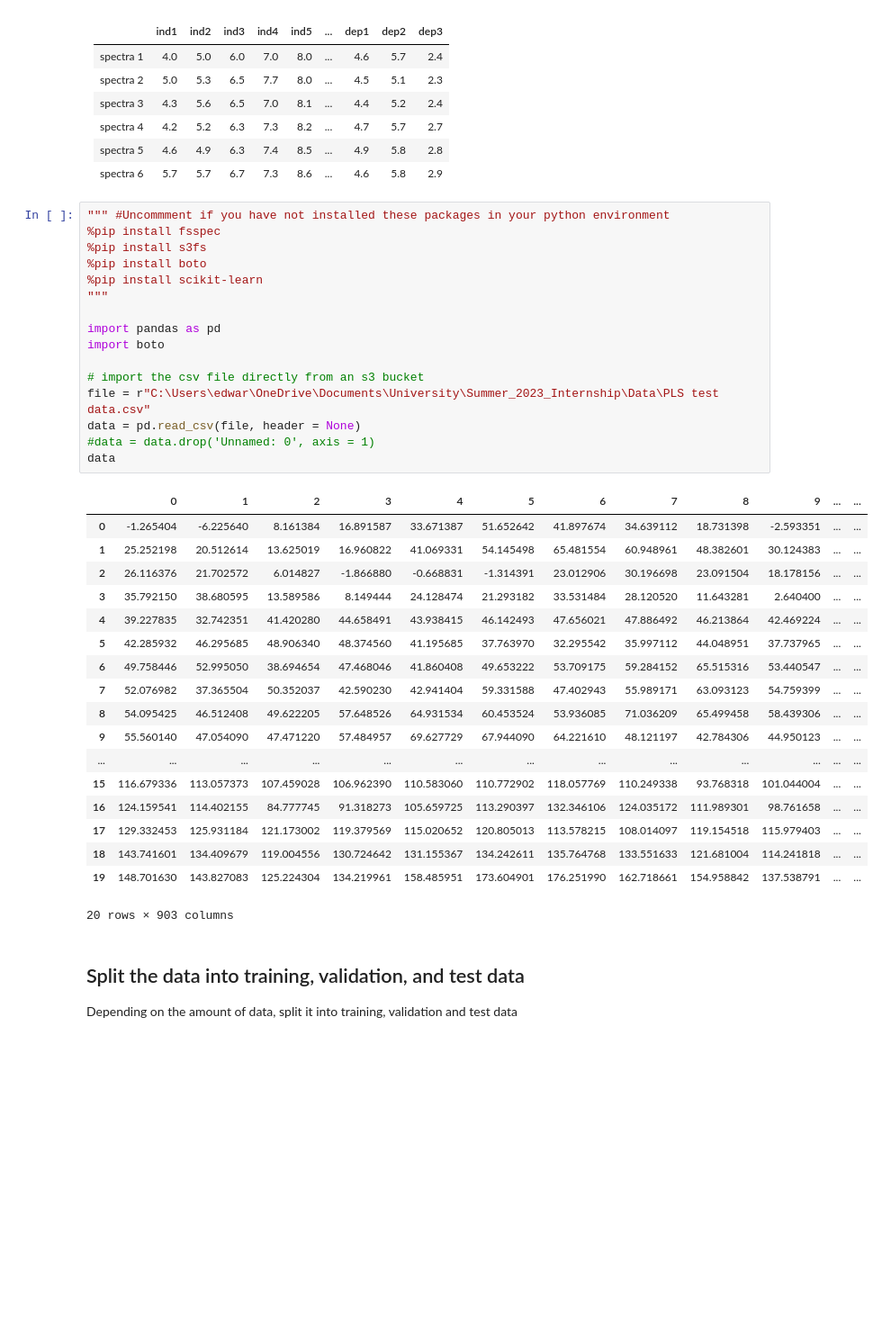
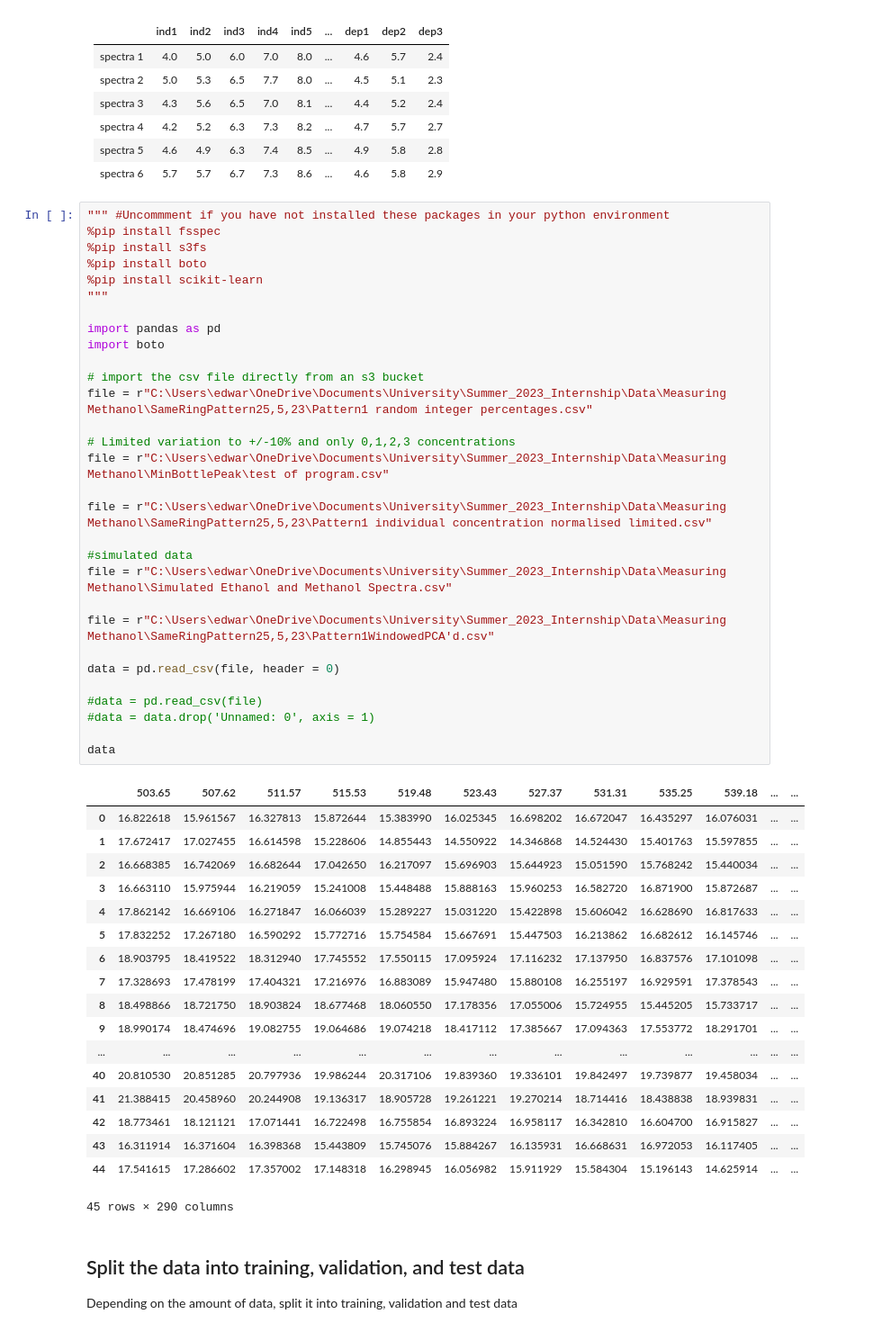
Before and after one commit to the-professor510/Raman-Spectra-Analysis, a Jupyter notebook: partial_least_square_regression.ipynb, the cells around one changed output. Shown: that part at 90% size. Cells and saved outputs as stored; diff of their text form; blank space fills up the shorter version.

```diff
--- a/partial_least_square_regression.ipynb
+++ b/partial_least_square_regression.ipynb
@@ -31,38 +31,52 @@ All data (training, validation, testing) is imported from a csv of format withou
 # %%
 """ #Uncommment if you have not installed these packages in your python environment
 %pip install fsspec
 %pip install s3fs
 %pip install boto
 %pip install scikit-learn
 """
 
 import pandas as pd
 import boto
 
 # import the csv file directly from an s3 bucket
-file = r"C:\Users\edwar\OneDrive\Documents\University\Summer_2023_Internship\Data\PLS test data.csv"
-data = pd.read_csv(file, header = None)
+file = r"C:\Users\edwar\OneDrive\Documents\University\Summer_2023_Internship\Data\Measuring Methanol\SameRingPattern25,5,23\Pattern1 random integer percentages.csv"
+
+# Limited variation to +/-10% and only 0,1,2,3 concentrations
+file = r"C:\Users\edwar\OneDrive\Documents\University\Summer_2023_Internship\Data\Measuring Methanol\MinBottlePeak\test of program.csv"
+
+file = r"C:\Users\edwar\OneDrive\Documents\University\Summer_2023_Internship\Data\Measuring Methanol\SameRingPattern25,5,23\Pattern1 individual concentration normalised limited.csv"
+
+#simulated data
+file = r"C:\Users\edwar\OneDrive\Documents\University\Summer_2023_Internship\Data\Measuring Methanol\Simulated Ethanol and Methanol Spectra.csv"
+
+file = r"C:\Users\edwar\OneDrive\Documents\University\Summer_2023_Internship\Data\Measuring Methanol\SameRingPattern25,5,23\Pattern1WindowedPCA'd.csv"
+
+data = pd.read_csv(file, header = 0)
+
+#data = pd.read_csv(file)
 #data = data.drop('Unnamed: 0', axis = 1)
+
 data
 # %% [output]
-|  | 0 | 1 | 2 | 3 | 4 | 5 | 6 | 7 | 8 | 9 | ... | ... |
-| 0 | -1.265404 | -6.225640 | 8.161384 | 16.891587 | 33.671387 | 51.652642 | 41.897674 | 34.639112 | 18.731398 | -2.593351 | ... | ... |
-| 1 | 25.252198 | 20.512614 | 13.625019 | 16.960822 | 41.069331 | 54.145498 | 65.481554 | 60.948961 | 48.382601 | 30.124383 | ... | ... |
-| 2 | 26.116376 | 21.702572 | 6.014827 | -1.866880 | -0.668831 | -1.314391 | 23.012906 | 30.196698 | 23.091504 | 18.178156 | ... | ... |
-| 3 | 35.792150 | 38.680595 | 13.589586 | 8.149444 | 24.128474 | 21.293182 | 33.531484 | 28.120520 | 11.643281 | 2.640400 | ... | ... |
-| 4 | 39.227835 | 32.742351 | 41.420280 | 44.658491 | 43.938415 | 46.142493 | 47.656021 | 47.886492 | 46.213864 | 42.469224 | ... | ... |
-| 5 | 42.285932 | 46.295685 | 48.906340 | 48.374560 | 41.195685 | 37.763970 | 32.295542 | 35.997112 | 44.048951 | 37.737965 | ... | ... |
-| 6 | 49.758446 | 52.995050 | 38.694654 | 47.468046 | 41.860408 | 49.653222 | 53.709175 | 59.284152 | 65.515316 | 53.440547 | ... | ... |
-| 7 | 52.076982 | 37.365504 | 50.352037 | 42.590230 | 42.941404 | 59.331588 | 47.402943 | 55.989171 | 63.093123 | 54.759399 | ... | ... |
-| 8 | 54.095425 | 46.512408 | 49.622205 | 57.648526 | 64.931534 | 60.453524 | 53.936085 | 71.036209 | 65.499458 | 58.439306 | ... | ... |
-| 9 | 55.560140 | 47.054090 | 47.471220 | 57.484957 | 69.627729 | 67.944090 | 64.221610 | 48.121197 | 42.784306 | 44.950123 | ... | ... |
+|  | 503.65 | 507.62 | 511.57 | 515.53 | 519.48 | 523.43 | 527.37 | 531.31 | 535.25 | 539.18 | ... | ... |
+| 0 | 16.822618 | 15.961567 | 16.327813 | 15.872644 | 15.383990 | 16.025345 | 16.698202 | 16.672047 | 16.435297 | 16.076031 | ... | ... |
+| 1 | 17.672417 | 17.027455 | 16.614598 | 15.228606 | 14.855443 | 14.550922 | 14.346868 | 14.524430 | 15.401763 | 15.597855 | ... | ... |
+| 2 | 16.668385 | 16.742069 | 16.682644 | 17.042650 | 16.217097 | 15.696903 | 15.644923 | 15.051590 | 15.768242 | 15.440034 | ... | ... |
+| 3 | 16.663110 | 15.975944 | 16.219059 | 15.241008 | 15.448488 | 15.888163 | 15.960253 | 16.582720 | 16.871900 | 15.872687 | ... | ... |
+| 4 | 17.862142 | 16.669106 | 16.271847 | 16.066039 | 15.289227 | 15.031220 | 15.422898 | 15.606042 | 16.628690 | 16.817633 | ... | ... |
+| 5 | 17.832252 | 17.267180 | 16.590292 | 15.772716 | 15.754584 | 15.667691 | 15.447503 | 16.213862 | 16.682612 | 16.145746 | ... | ... |
+| 6 | 18.903795 | 18.419522 | 18.312940 | 17.745552 | 17.550115 | 17.095924 | 17.116232 | 17.137950 | 16.837576 | 17.101098 | ... | ... |
+| 7 | 17.328693 | 17.478199 | 17.404321 | 17.216976 | 16.883089 | 15.947480 | 15.880108 | 16.255197 | 16.929591 | 17.378543 | ... | ... |
+| 8 | 18.498866 | 18.721750 | 18.903824 | 18.677468 | 18.060550 | 17.178356 | 17.055006 | 15.724955 | 15.445205 | 15.733717 | ... | ... |
+| 9 | 18.990174 | 18.474696 | 19.082755 | 19.064686 | 19.074218 | 18.417112 | 17.385667 | 17.094363 | 17.553772 | 18.291701 | ... | ... |
 | ... | ... | ... | ... | ... | ... | ... | ... | ... | ... | ... | ... | ... |
-| 15 | 116.679336 | 113.057373 | 107.459028 | 106.962390 | 110.583060 | 110.772902 | 118.057769 | 110.249338 | 93.768318 | 101.044004 | ... | ... |
-| 16 | 124.159541 | 114.402155 | 84.777745 | 91.318273 | 105.659725 | 113.290397 | 132.346106 | 124.035172 | 111.989301 | 98.761658 | ... | ... |
-| 17 | 129.332453 | 125.931184 | 121.173002 | 119.379569 | 115.020652 | 120.805013 | 113.578215 | 108.014097 | 119.154518 | 115.979403 | ... | ... |
-| 18 | 143.741601 | 134.409679 | 119.004556 | 130.724642 | 131.155367 | 134.242611 | 135.764768 | 133.551633 | 121.681004 | 114.241818 | ... | ... |
-| 19 | 148.701630 | 143.827083 | 125.224304 | 134.219961 | 158.485951 | 173.604901 | 176.251990 | 162.718661 | 154.958842 | 137.538791 | ... | ... |
+| 40 | 20.810530 | 20.851285 | 20.797936 | 19.986244 | 20.317106 | 19.839360 | 19.336101 | 19.842497 | 19.739877 | 19.458034 | ... | ... |
+| 41 | 21.388415 | 20.458960 | 20.244908 | 19.136317 | 18.905728 | 19.261221 | 19.270214 | 18.714416 | 18.438838 | 18.939831 | ... | ... |
+| 42 | 18.773461 | 18.121121 | 17.071441 | 16.722498 | 16.755854 | 16.893224 | 16.958117 | 16.342810 | 16.604700 | 16.915827 | ... | ... |
+| 43 | 16.311914 | 16.371604 | 16.398368 | 15.443809 | 15.745076 | 15.884267 | 16.135931 | 16.668631 | 16.972053 | 16.117405 | ... | ... |
+| 44 | 17.541615 | 17.286602 | 17.357002 | 17.148318 | 16.298945 | 16.056982 | 15.911929 | 15.584304 | 15.196143 | 14.625914 | ... | ... |
-20 rows × 903 columns
+45 rows × 290 columns
 # %% [markdown]
 ## Split the data into training, validation, and test data
 
```
Also changed, not shown: parts of 8 cells of this notebook, 5 other files.
